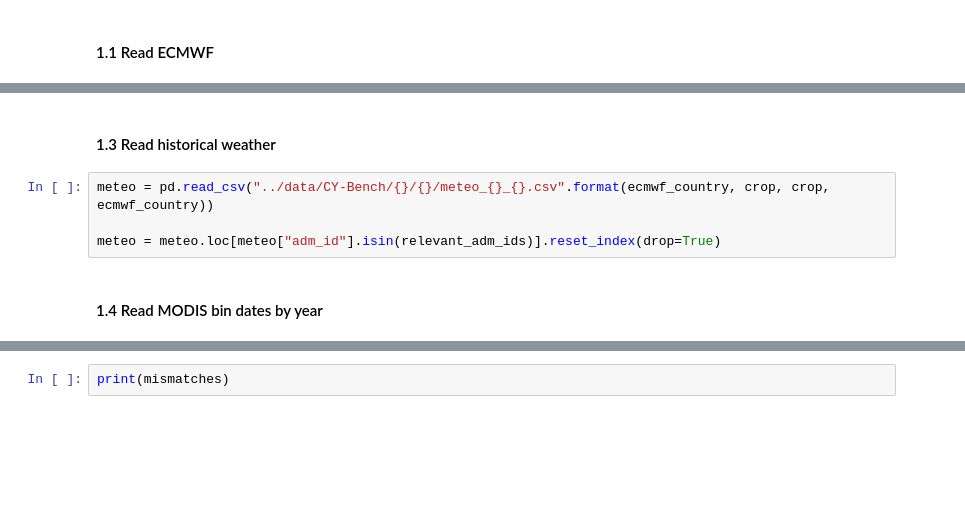
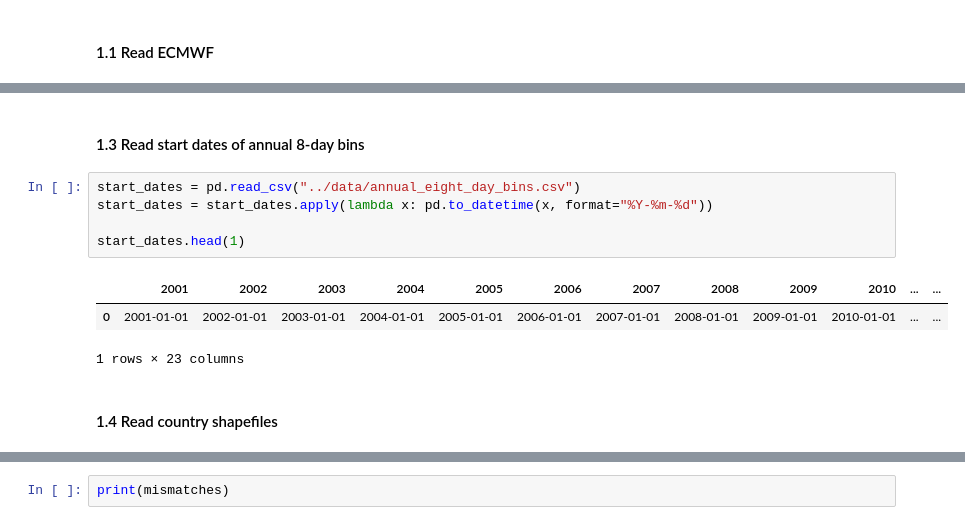
Before and after one commit to ellaampy/seasonal-yield-forecast, a Jupyter notebook: data_preparation/3_ecmwf_preprocessing.ipynb, the cells around one changed output, grey strips where cells are left out. Saved outputs shown, nothing was run; the diff lists cells and outputs as text; blank space fills up the shorter version.

```diff
--- a/data_preparation/3_ecmwf_preprocessing.ipynb
+++ b/data_preparation/3_ecmwf_preprocessing.ipynb
@@ -39,8 +58,13 @@ relevant_adm_ids = yield_data["adm_id"].unique()
+# %% [markdown]
+#### 1.3 Read start dates of annual 8-day bins
+# %%
+start_dates = pd.read_csv("../data/annual_eight_day_bins.csv")
+start_dates = start_dates.apply(lambda x: pd.to_datetime(x, format="%Y-%m-%d"))
+
+start_dates.head(1)
+# %% [output]
+|  | 2001 | 2002 | 2003 | 2004 | 2005 | 2006 | 2007 | 2008 | 2009 | 2010 | ... | ... |
+| 0 | 2001-01-01 | 2002-01-01 | 2003-01-01 | 2004-01-01 | 2005-01-01 | 2006-01-01 | 2007-01-01 | 2008-01-01 | 2009-01-01 | 2010-01-01 | ... | ... |
+1 rows × 23 columns
 # %% [markdown]
-#### 1.3 Read historical weather
+#### 1.4 Read country shapefiles
-# %%
-meteo = pd.read_csv("../data/CY-Bench/{}/{}/meteo_{}_{}.csv".format(ecmwf_country, crop, crop, ecmwf_country))
-
-meteo = meteo.loc[meteo["adm_id"].isin(relevant_adm_ids)].reset_index(drop=True)
-# %% [markdown]
-#### 1.4 Read MODIS bin dates by year
```
Also changed, not shown: parts of 16 cells of this notebook, 3 other files.
